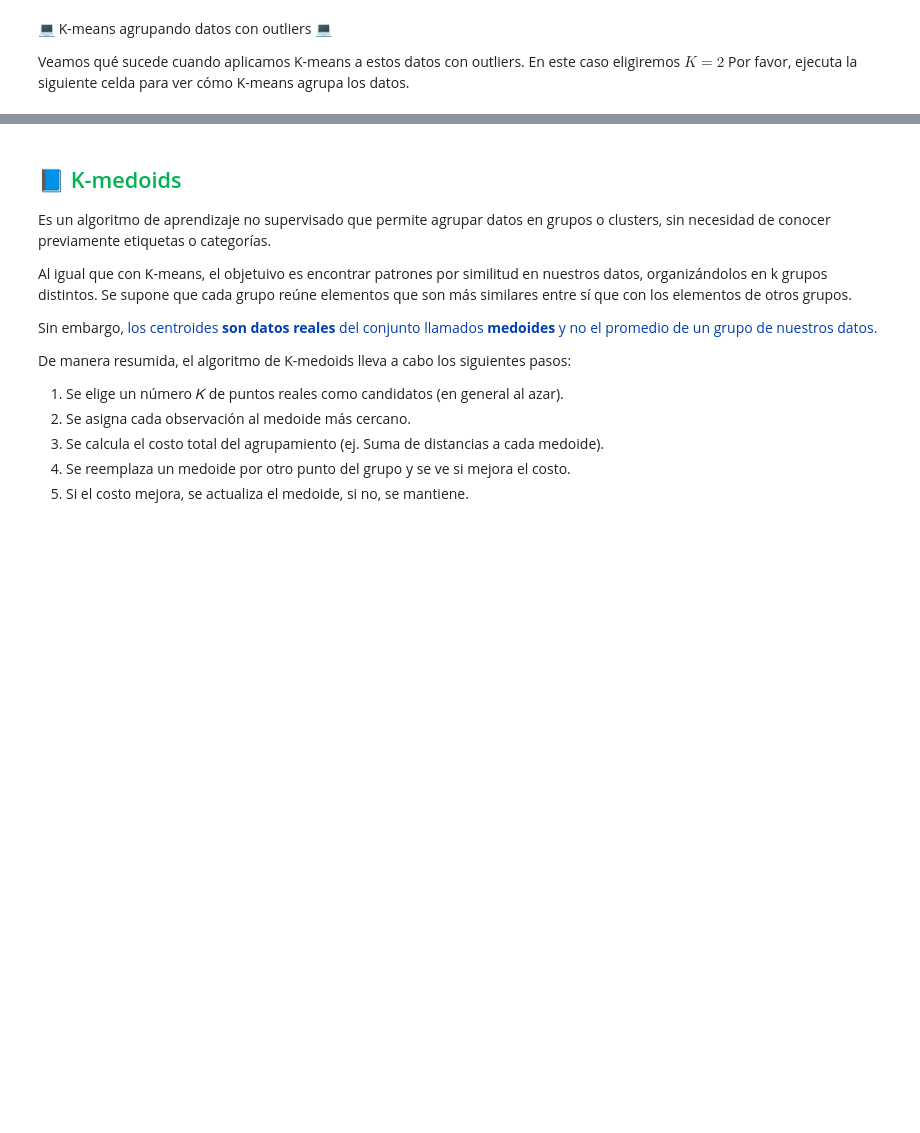
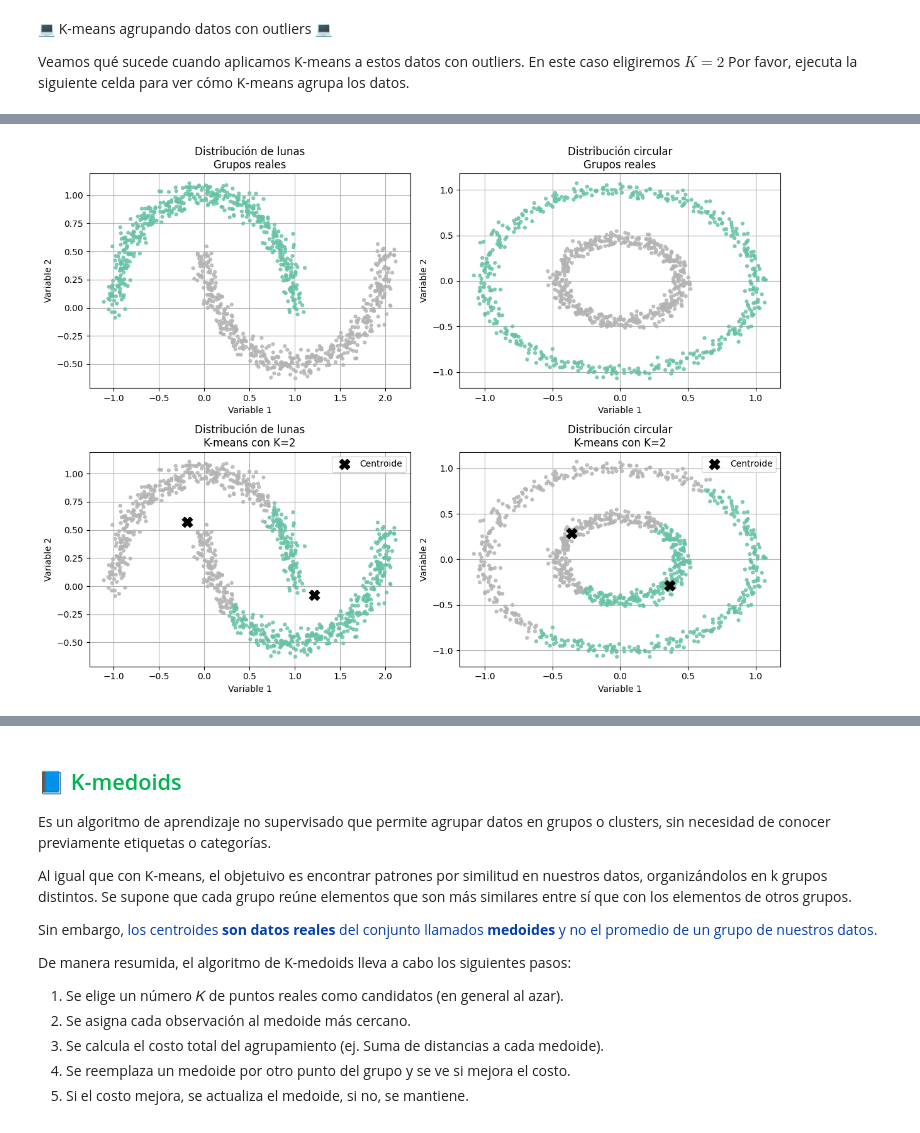
Before and after one commit to lucasbaldezzari/cdan, a Jupyter notebook: 2. Algoritmos básicos de clustering.ipynb, the cells around one changed output, grey strips where cells are left out. Cells and saved outputs as stored; diff of their text form; code cells hidden in the pictures; blank space fills up the shorter version.

```diff
--- a/2. Algoritmos básicos de clustering.ipynb
+++ b/2. Algoritmos básicos de clustering.ipynb
@@ -252,0 +331,4 @@ Porba hacer $K=3$ o $K=4$ y observa qué sucede.
+# %%
+plotFormasNoEsfericas(K=2)
+# %% [output]
+[figure, added]
```
Also changed, not shown: parts of 34 cells of this notebook, 1 other file.
